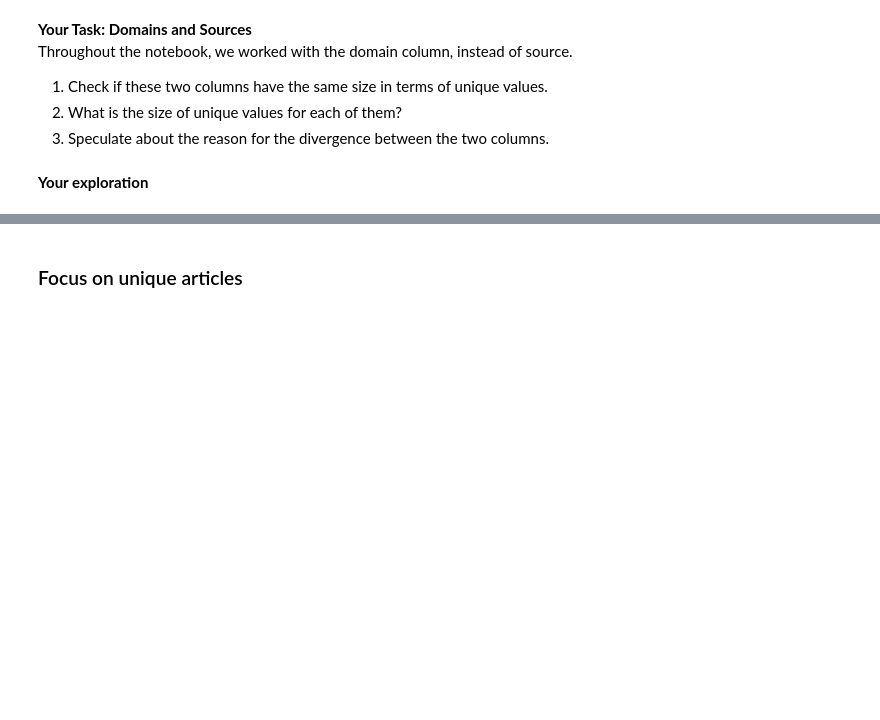
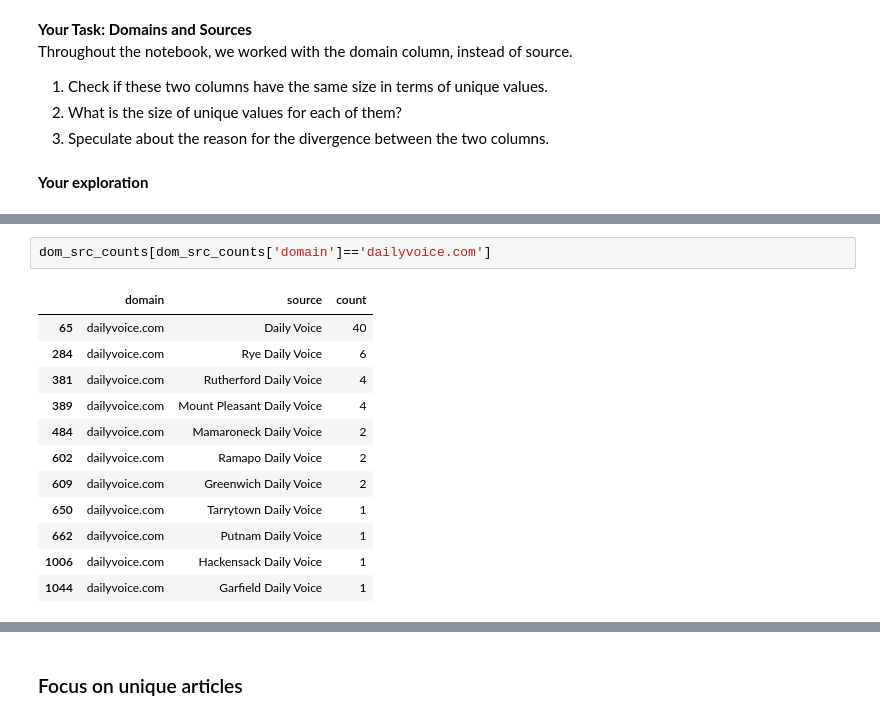
Before and after one commit to ep108/cs3152024_ep108, a Jupyter notebook: CS315-Tutorial-GoogleTopStories/Exploring Google Top Stories.ipynb, the cells around one changed output, grey strips where cells are left out. Drawn from its saved outputs; the diff is of its cells as text; blank space fills up the shorter version.

```diff
--- a/CS315-Tutorial-GoogleTopStories/Exploring Google Top Stories.ipynb
+++ b/CS315-Tutorial-GoogleTopStories/Exploring Google Top Stories.ipynb
@@ -407,0 +439,15 @@ Throughout the notebook, we worked with the domain column, instead of source.
+# %%
+dom_src_counts[dom_src_counts['domain']=='dailyvoice.com']
+# %% [output]
+|  | domain | source | count |
+| 65 | dailyvoice.com | Daily Voice | 40 |
+| 284 | dailyvoice.com | Rye Daily Voice | 6 |
+| 381 | dailyvoice.com | Rutherford Daily Voice | 4 |
+| 389 | dailyvoice.com | Mount Pleasant Daily Voice | 4 |
+| 484 | dailyvoice.com | Mamaroneck Daily Voice | 2 |
+| 602 | dailyvoice.com | Ramapo Daily Voice | 2 |
+| 609 | dailyvoice.com | Greenwich Daily Voice | 2 |
+| 650 | dailyvoice.com | Tarrytown Daily Voice | 1 |
+| 662 | dailyvoice.com | Putnam Daily Voice | 1 |
+| 1006 | dailyvoice.com | Hackensack Daily Voice | 1 |
+| 1044 | dailyvoice.com | Garfield Daily Voice | 1 |
```
Also changed, not shown: parts of 9 cells of this notebook.
